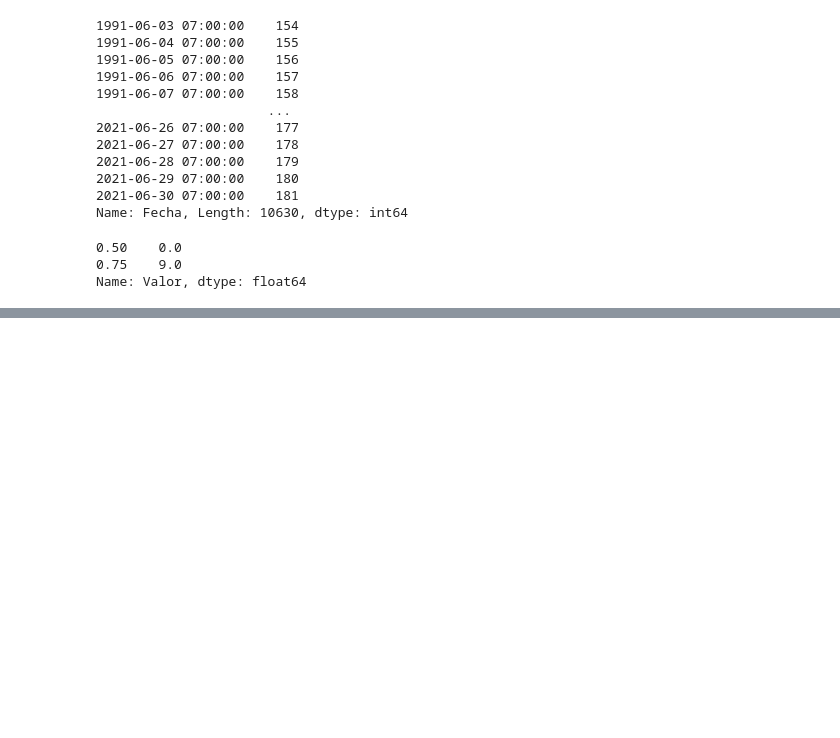
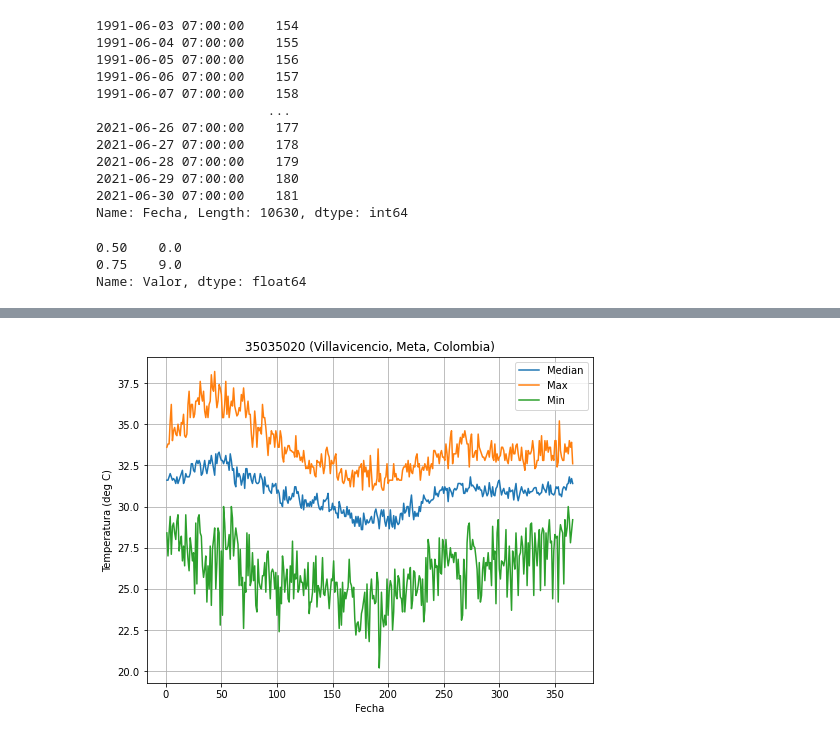
Before and after one commit to wmjolly/SAR-Colombia, a Jupyter notebook: SAR-CO-Example.ipynb, the cells around one changed output, grey strips where cells are left out. Cells and saved outputs as stored; diff of their text form; code cells hidden in the pictures; blank space fills up the shorter version.

```diff
--- a/SAR-CO-Example.ipynb
+++ b/SAR-CO-Example.ipynb
@@ -284,0 +314,15 @@ if(fout != ""):
+# %%
+statid = "35035020 (Villavicencio, Meta, Colombia)"
+ax = dat.Temperatura.groupby(dat.Fecha.dt.dayofyear).median().plot(title=statid,legend=True,label="Median")
+dat.Temperatura.groupby(dat.Fecha.dt.dayofyear).max().plot(ax=ax,legend=True,label="Max")
+dat.Temperatura.groupby(dat.Fecha.dt.dayofyear).min().plot(ax=ax,legend=True,label="Min")
+plt.gca().set_ylabel("Temperatura (deg C)")
+#MODIS_Meta.groupby(MODIS_Meta.ACQ_DATE.dt.dayofyear).FRP_Norm.max().plot(ax=ax,secondary_y=True,legend=True,label='MODIS FRP Norm')
+#plt.gca().set_ylabel("MODIS FRP_Norm")
+
+plt.grid()
+fout = f"./Temp/{statid}_MeanDailyTemp.png"
+if(fout != ""):
+    plt.savefig(fout, dpi=300, bbox_inches='tight')
+# %% [output]
+[figure, added]
```
Also changed, not shown: parts of 55 cells of this notebook, 4 other files.
